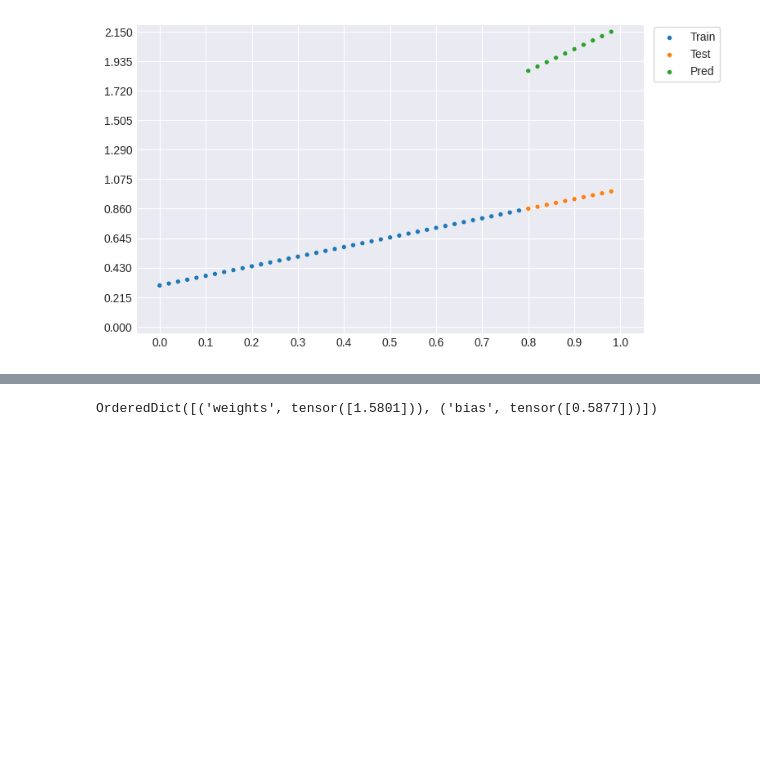
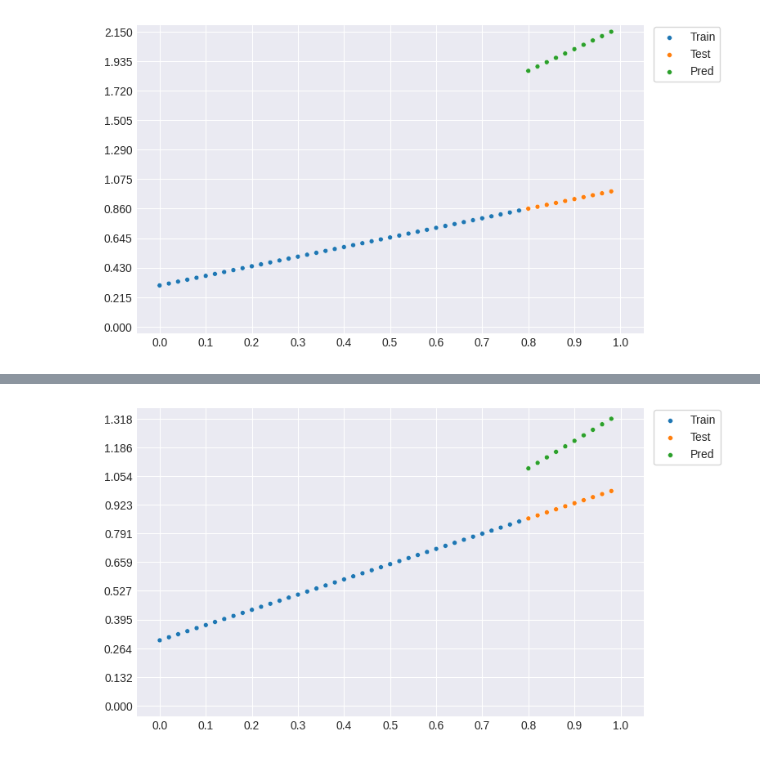
Before and after one commit to flohmannjr/pytorch_learning, a Jupyter notebook: PyTorch_Basics.ipynb, the cells around one changed output, grey strips where cells are left out. Saved outputs shown, nothing was run; the diff lists cells and outputs as text; code cells hidden in the pictures; blank space fills up the shorter version.

Commit message:
Add 100 epochs

```diff
--- a/PyTorch_Basics.ipynb
+++ b/PyTorch_Basics.ipynb
@@ -162,5 +155,11 @@ optimizer = torch.optim.SGD(params=models[0].parameters(), lr=0.01)
 # %%
-epochs = 1
+torch.manual_seed(SEED)
+
+models[0] = LRModel()
+loss_func = nn.L1Loss()
+optimizer = torch.optim.SGD(params=models[0].parameters(), lr=0.01)
+
+epochs = 100
 
 for epoch in range(epochs):
 
@@ -184,3 +183,6 @@ for epoch in range(epochs):
 
     # Set the model to evaluation mode (turns off settings not needed for evaluation)
     models[0].eval()
+
+    if epoch % 10 == 0:
+        print(f'Epoch {epoch}: {loss}, {models[0].state_dict()}')
@@ -187,4 +200,9 @@ for epoch in range(epochs):
-# %%
-models[0].state_dict()
-# %% [output]
-OrderedDict([('weights', tensor([1.5801])), ('bias', tensor([0.5877]))])
+# %%
+with torch.inference_mode():
+    y_pred = models[0](X_test)
+
+plot_data(X_train, y_train,
+          X_test, y_test,
+          X_test, y_pred)
+# %% [output]
+[figure, added]
```
Also changed, not shown: parts of 3 cells of this notebook.
